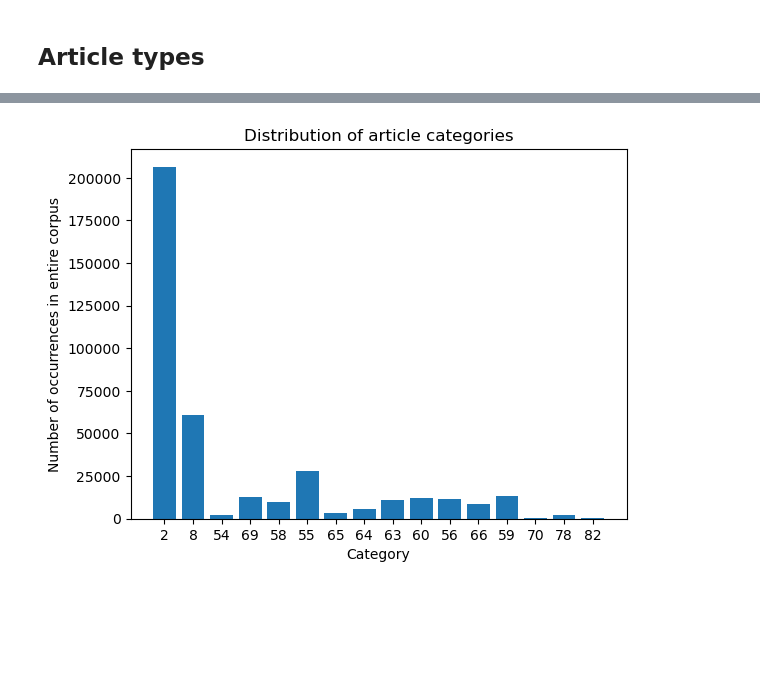
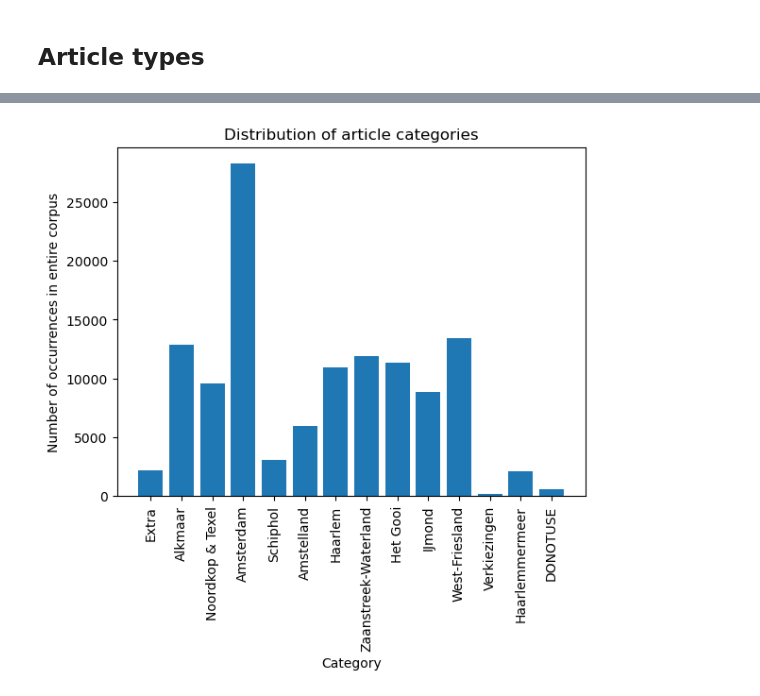
Before and after one commit to Marit-vdh/master-thesis, a Jupyter notebook: exploratory-data-analysis/Exploratory Data Analysis.ipynb, the cells around one changed output, grey strips where cells are left out. Cells and saved outputs as stored; diff of their text form; code cells hidden in the pictures; blank space fills up the shorter version.

```diff
--- a/exploratory-data-analysis/Exploratory Data Analysis.ipynb
+++ b/exploratory-data-analysis/Exploratory Data Analysis.ipynb
@@ -298,8 +293,16 @@ for year in os.listdir('../../articles/'):
 
                 article = json.load(file)
 
-                for category in article['data']['relationships']['categories']['data']:
-                    article_types[year][month][category['id']] = article_types[year][month].get(category['id'], []) + [article['data']['id']]
+                for section in article['included']:
+
+                    # Text is stored in two different types of blocks
+                    if section['type'] == 'article-category':
+
+                        article_types[year][month][section['attributes']['name']] = article_types[year][month].get(section['attributes']['name'], []) + [article['data']['id']]
+
+
+                # for category in article['data']['relationships']['categories']['data']:
+                #     article_types[year][month][category['id']] = article_types[year][month].get(category['id'], []) + [article['data']['id']]
 
 print(article_types['2019'])
 # %% [output]
@@ -321,17 +325,18 @@ print(category_count)
 # %%
 ids = []
 heights = []
 
 for article_type, count in category_count.items():
     ids.append(article_type)
     heights.append(count)
 
-plt.bar(ids,
-        height=heights)
+plt.bar(ids[2:],
+        height=heights[2:])
+plt.xticks(rotation='vertical')
 plt.xlabel('Category')
 plt.ylabel('Number of occurrences in entire corpus')
 plt.title("Distribution of article categories")
-plt.savefig('article_type_distribution.pdf', format='pdf')
+plt.savefig('article_type_distribution.pdf', format='pdf', bbox_inches='tight')
 plt.show()
 # %% [output]
-[figure, old version]
+[figure, new version]
```
Also changed, not shown: parts of 7 cells of this notebook, 10 other files.
